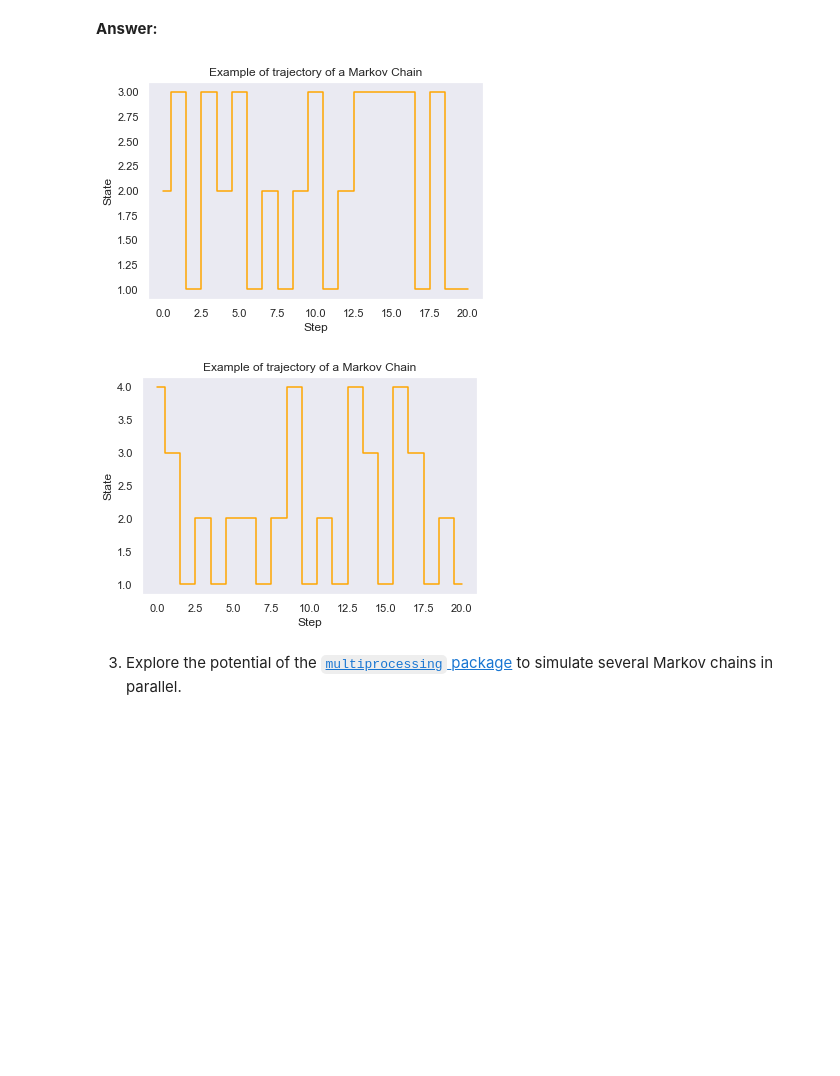
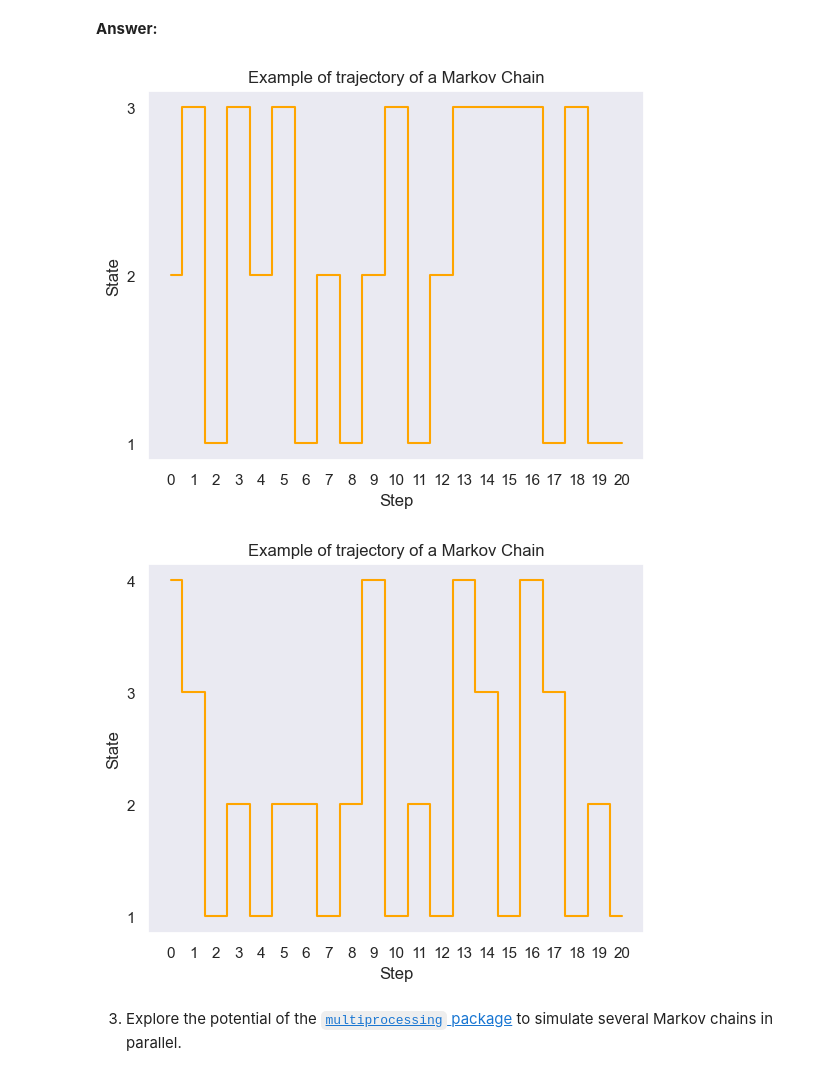
Before and after one commit to azagal952/sdi_python, a Jupyter notebook: Labs/Lab5/lab5.ipynb, the cells around one changed output. Saved outputs shown, nothing was run; the diff lists cells and outputs as text; code cells hidden in the pictures; blank space fills up the shorter version.

```diff
--- a/Labs/Lab5/lab5.ipynb
+++ b/Labs/Lab5/lab5.ipynb
@@ -166,7 +165,18 @@ In particular, check the input parameters `A` and `rho` make sense by adding app
 # %% [markdown]
 **Answer:**
 # %%
-def markov(rho, A,nmax, rng):
+def markov(rho, A, nmax, rng):
+    """Computes a Markov chain, with initial distribution rho and transition matrix A.
+
+    Args:
+        rho (np.ndarray): the initial distribution (shape N*1, in the unit simplex)
+        A: the transition matrix (shape N*N, must be stochastic)
+        nmax: maximum number of iterations
+        rng: a random number generator
+
+    Returns:
+        np.ndarray: the trajectory of the Markov chain, of length nmax + 1.
+    """
     ## The transition matrix must be square matrix.
     assert A.shape[0] == A.shape[1]
     ## The size of transition matrix must be equal to the length of rho
@@ -174,39 +184,45 @@ def markov(rho, A,nmax, rng):
     ##The sum of tho coefficients must be equal to 1
     assert math.isclose(np.sum(rho), 1, rel_tol = 1e-7)
 
-    N=len(rho)
-    X=np.zeros(nmax+1, dtype = int)
-    E=np.arange(1,N+1)
+    N = len(rho)
+    X = np.zeros(nmax+1, dtype = int)
+    E = np.arange(1,N+1)
 
-    X[0]=rng.choice(E, p = rho)
+    X[0] = rng.choice(E, p = rho)
     for i in range(nmax):
-        X[i+1]=rng.choice(E, p = A[X[i] - 1,:])
+        X[i+1] = rng.choice(E, p = A[X[i] - 1,:])
     return X
 # %% [markdown]
 2. Set the random number generator to a known state. Make a few simulations using simple transition matrices (*i.e.*, taking any nonnegative matrix $A=(a_{i,j})$ such that its lines sum to 1) and display the trajectory of the chains.
 # %% [markdown]
 **Answer:**
 # %%
-# your code
 rng = np.random.default_rng(56588817959030)
-list_rho=[[0.25,0.4,0.35],[0.4,0.1,0.3,0.2]]
 
-matrices=[np.array([[1/6,2/3,1/6],[1/2,0,1/2],[0.3,0.3,0.4]]),
-          np.array([[0.1,0.8,0.05,0.05],[0.6,0.2,0,0.2],[1,0,0,0],[0.5,0.25,0.25,0]])
+list_rho=[
+    [0.25,0.4,0.35],
+    [0.4,0.1,0.3,0.2]
+]
+
+list_matrices = [
+    np.array([[1/6,2/3,1/6],[1/2,0,1/2],[0.3,0.3,0.4]]),
+    np.array([[0.1,0.8,0.05,0.05],[0.6,0.2,0,0.2],[1,0,0,0],[0.5,0.25,0.25,0]])
 ]
 
 nmax=20
 
-for rho, A in zip (list_rho, matrices) :
-    X=markov(rho, A,nmax, rng)
+for rho, A in zip(list_rho, list_matrices):
+    X=markov(rho, A, nmax, rng)
     plt.step(np.arange(0, nmax+1), X, where='mid', color='orange')
     plt.xlabel('Step')
     plt.ylabel('State')
     plt.title('Example of trajectory of a Markov Chain')
+    plt.xticks(np.arange(0, nmax + 1))
+    plt.yticks(np.arange(1, len(rho) + 1))
     plt.show()
 # %% [output]
-[figure, old version]
+[figure, new version]
-[figure, old version]
+[figure, new version]
 # %% [markdown]
 3. Explore the potential of the [`multiprocessing` package](https://docs.python.org/3/library/multiprocessing.html) to simulate several Markov chains in parallel.
 # %% [markdown]
```
Also changed, not shown: parts of 5 cells of this notebook, 3 other files.
